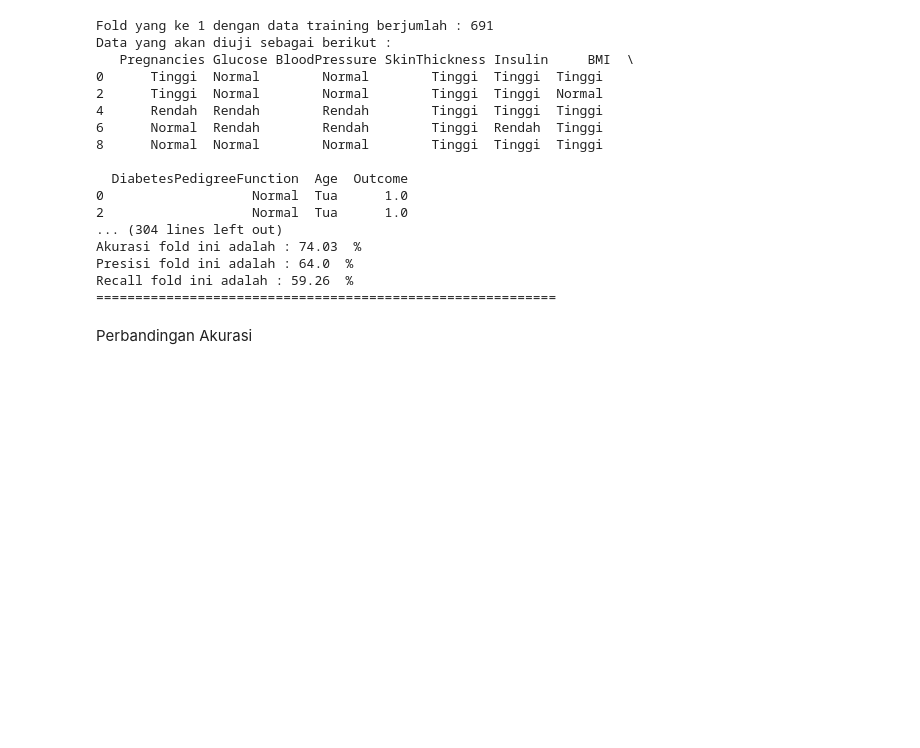
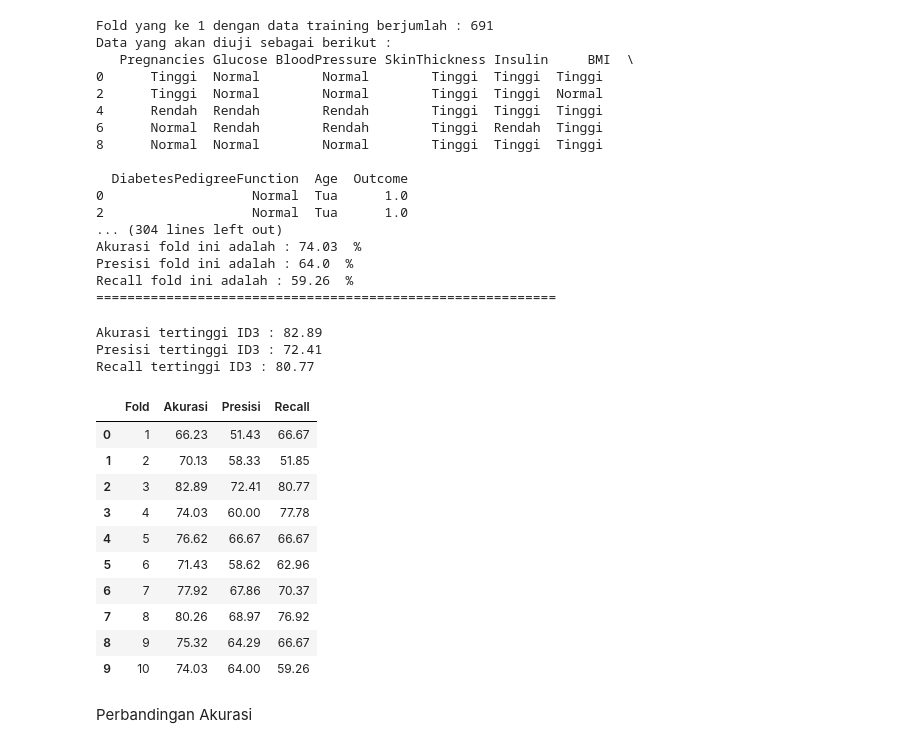
Before and after one commit to 170411100038/Skripsi038, a Jupyter notebook: MainID3_New.ipynb, the cells around one changed output. Drawn from its saved outputs; the diff is of its cells as text; code cells hidden in the pictures; blank space fills up the shorter version.

Commit message:
Update Output ID3

```diff
--- a/MainID3_New.ipynb
+++ b/MainID3_New.ipynb
@@ -1223,6 +1223,37 @@ Akurasi fold ini adalah : 74.03  %
 Presisi fold ini adalah : 64.0  %
 Recall fold ini adalah : 59.26  %
 ===========================================================
+# %%
+def tabelKeteranganID3():
+    dat = []
+
+    for i in range(len(akurasi_id3)):
+        dat.append([str(i+1),akurasi_id3[i], presisi_id3[i], recall_id3[i]])
+
+    dat2 = pd.DataFrame(dat, columns=['Fold', 'Akurasi', 'Presisi', 'Recall'])
+    print("Akurasi tertinggi ID3 :",max(akurasi_id3))
+    print("Presisi tertinggi ID3 :",max(presisi_id3))
+    print("Recall tertinggi ID3 :",max(recall_id3))
+
+    return dat2
+KeteranganID3 = tabelKeteranganID3()
+#KeteranganID3.to_excel("output_ID3.xlsx", index=False)
+KeteranganID3
+# %% [output]
+Akurasi tertinggi ID3 : 82.89
+Presisi tertinggi ID3 : 72.41
+Recall tertinggi ID3 : 80.77
+|  | Fold | Akurasi | Presisi | Recall |
+| 0 | 1 | 66.23 | 51.43 | 66.67 |
+| 1 | 2 | 70.13 | 58.33 | 51.85 |
+| 2 | 3 | 82.89 | 72.41 | 80.77 |
+| 3 | 4 | 74.03 | 60.00 | 77.78 |
+| 4 | 5 | 76.62 | 66.67 | 66.67 |
+| 5 | 6 | 71.43 | 58.62 | 62.96 |
+| 6 | 7 | 77.92 | 67.86 | 70.37 |
+| 7 | 8 | 80.26 | 68.97 | 76.92 |
+| 8 | 9 | 75.32 | 64.29 | 66.67 |
+| 9 | 10 | 74.03 | 64.00 | 59.26 |
 # %% [markdown]
 Perbandingan Akurasi
 # %%
```
Also changed, not shown: 1 other file.
